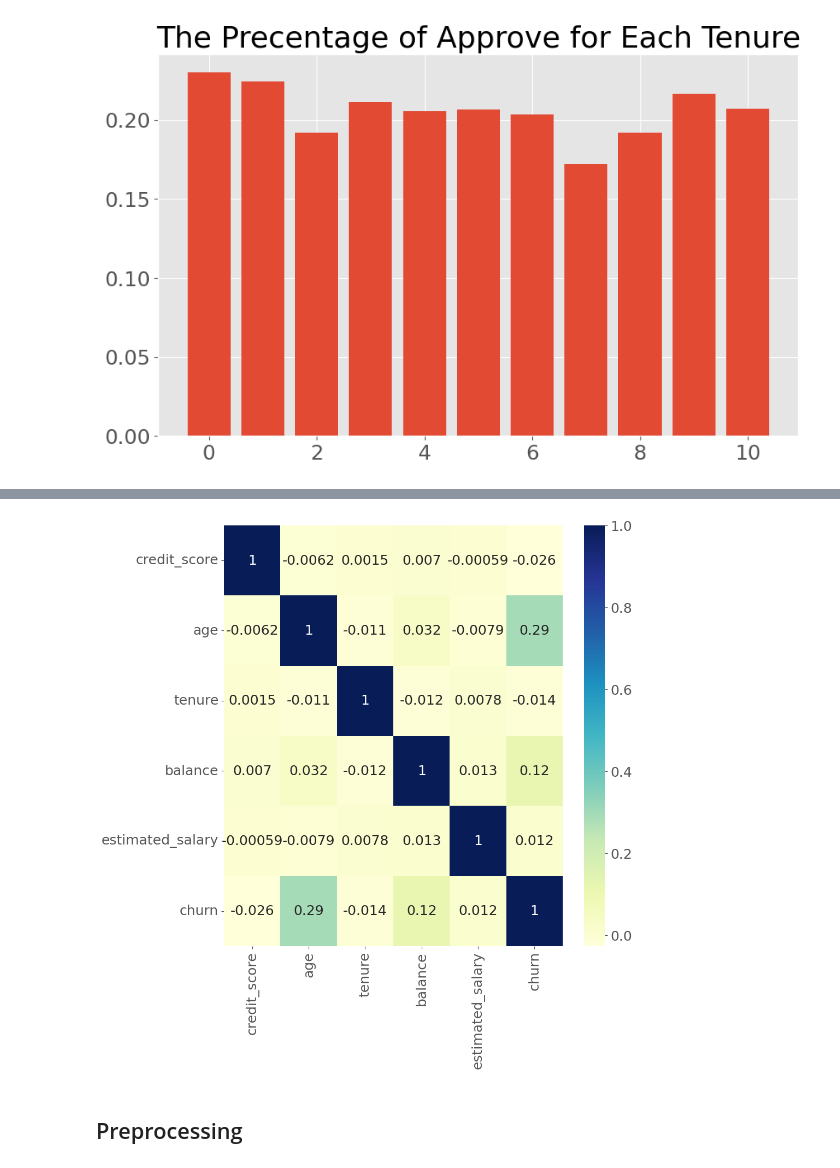
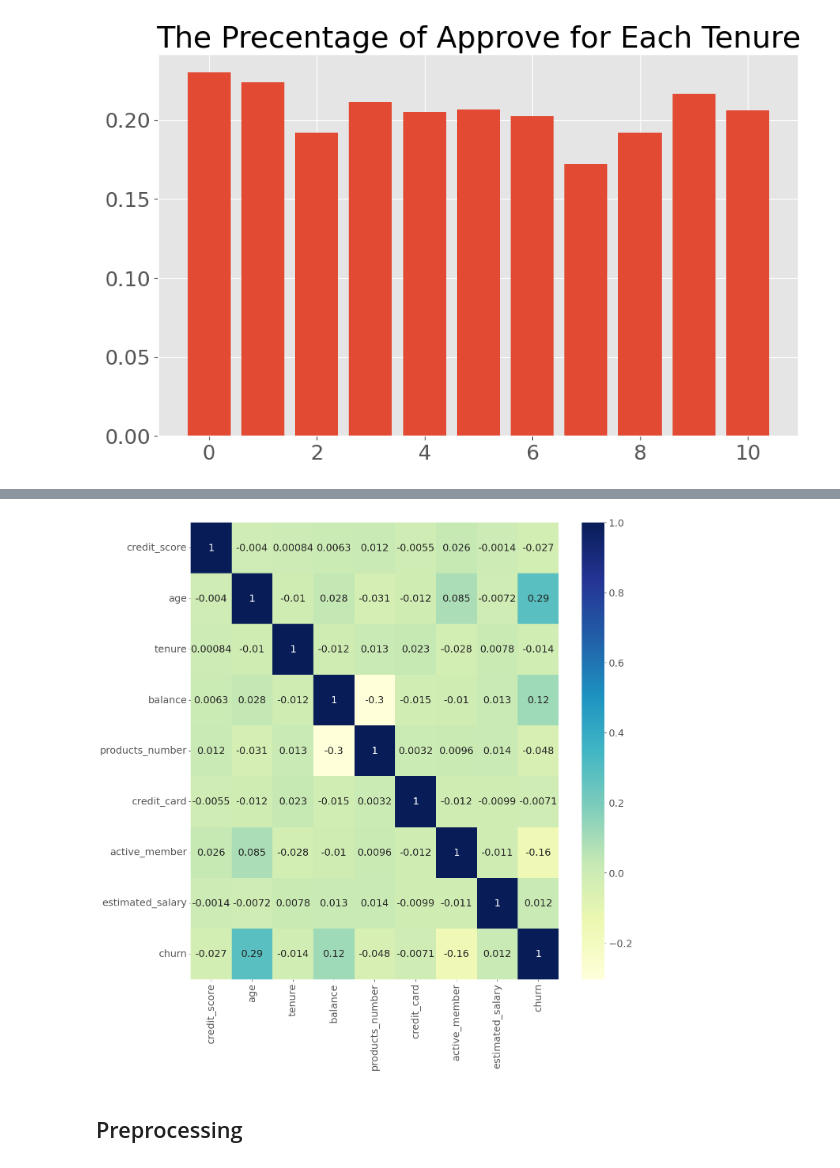
Before and after one commit to ahmedbasemdev/Corelia, a Jupyter notebook: Task 4 - Unbalanced/Code.ipynb, the cells around one changed output, grey strips where cells are left out. Saved outputs shown, nothing was run; the diff lists cells and outputs as text; code cells hidden in the pictures.

```diff
--- a/Task 4 - Unbalanced/Code.ipynb
+++ b/Task 4 - Unbalanced/Code.ipynb
@@ -269,5 +320,3 @@ kde_plot('age')
 barplot_mean('age',"The mean of Approved vs Not")
 # %% [output]
 [figure]
-# %%
-data = data[data['age'] < 80]
@@ -356,7 +395,7 @@ get_insights('products_number')
 #### Random Values ####
 [1 2 2 2 1]
 # %%
-data['products_number'] = data['products_number'].astype(str)
+# data['products_number'] = data['products_number'].astype(str)
 # %%
 pie_plot('products_number')
 # %% [output]
@@ -381,5 +420,3 @@ get_insights('credit_card')
-# %%
-data['credit_card'] = data['credit_card'].astype(str)
 # %%
 count_plot('credit_card',"The Count of each Type in Credit Card")
 # %% [output]
@@ -404,5 +441,3 @@ get_insights('active_member')
-# %%
-data['active_member'] = data['active_member'].astype(str)
 # %%
 count_plot('active_member',"The Count of each Type in Active Card")
 # %% [output]
@@ -548,9 +581,9 @@ bar_mean(active_memberMean,'churn','The Precentage of Approve for Each Member')
 # %%
-plt.figure(figsize=(10,10))
+plt.figure(figsize=(15,15))
 sns.heatmap(data.corr(),cmap="YlGnBu", annot=True)
 plt.show()
 # %% [output]
-[figure, old version]
+[figure, new version]
 # %% [markdown]
 ## Preprocessing
 # %%
```
Also changed, not shown: parts of 73 cells of this notebook, 1 other file.
